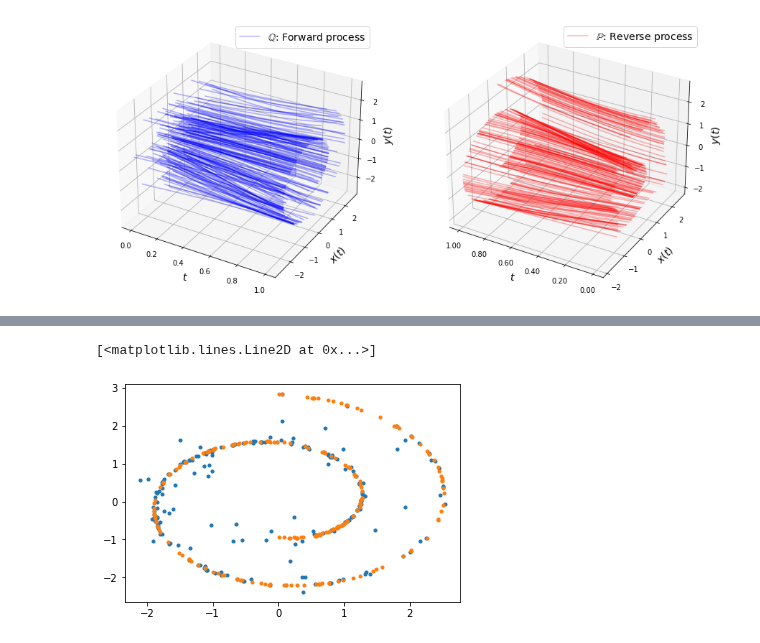
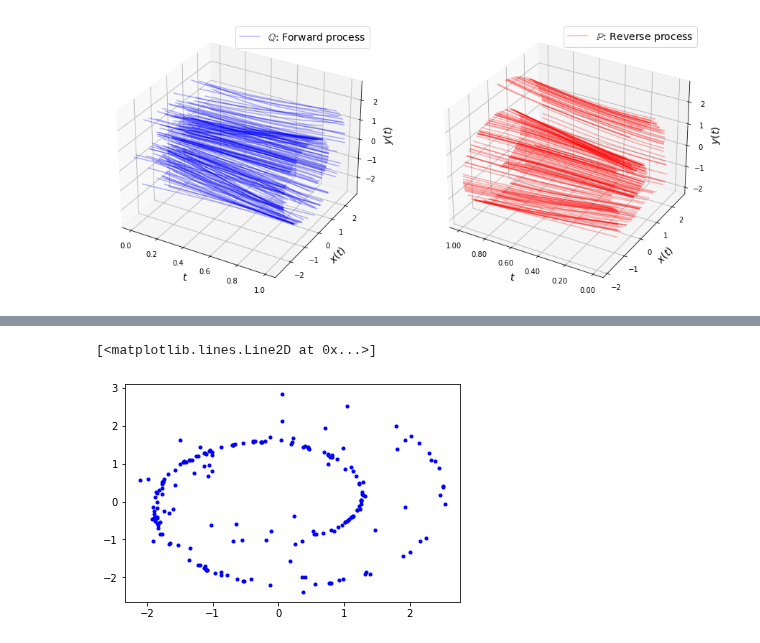
Before and after one commit to franciscovargas/GP_Sinkhorn, a Jupyter notebook: notebooks/Spiral-GPU.ipynb, the cells around one changed output, grey strips where cells are left out. Saved outputs shown, nothing was run; the diff lists cells and outputs as text; code cells hidden in the pictures.

Commit message:
cleaned plots for spiral

```diff
--- a/notebooks/Spiral-GPU.ipynb
+++ b/notebooks/Spiral-GPU.ipynb
@@ -113,8 +121,5 @@ plot_trajectories_both_3d(M,T, M2, T2)
 # %%
-scattr = M[:, -1, :]
-
-plt.plot(scattr[:,0].detach().cpu().numpy(), scattr[:,1].detach().cpu().numpy(), '.')
-plt.plot(X2[:,0].detach().cpu().numpy(), X2[:,1].detach().cpu().numpy(), '.')
+plt.plot(scattr[:,0].detach().cpu().numpy(), scattr[:,1].detach().cpu().numpy(), '.', color="blue")
 # %% [output]
 [<matplotlib.lines.Line2D at 0x...>]
-[figure, old version]
+[figure, new version]
```
Also changed, not shown: parts of 2 cells of this notebook.
